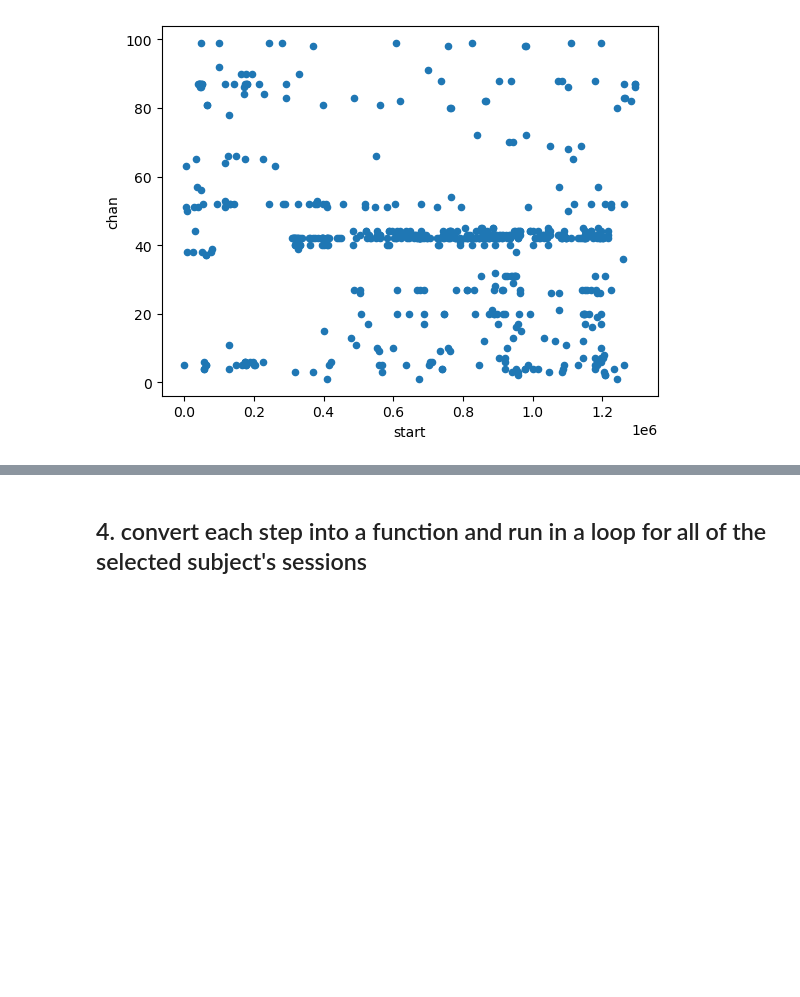
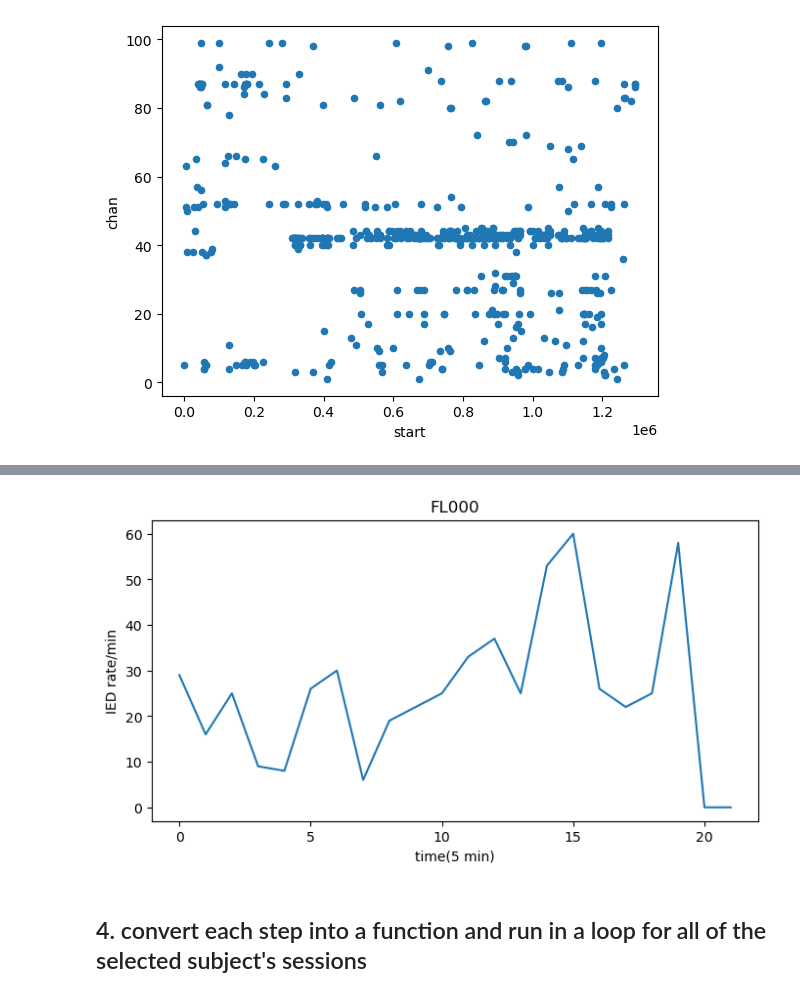
Before and after one commit to Simurgh818/IED_distributions, a Jupyter notebook: IED_distributions.ipynb, the cells around one changed output, grey strips where cells are left out. Drawn from its saved outputs; the diff is of its cells as text; code cells hidden in the pictures; blank space fills up the shorter version.

Commit message:
calculating IED per 5 min and it's average.

```diff
--- a/IED_distributions.ipynb
+++ b/IED_distributions.ipynb
@@ -312,0 +331,6 @@ array([[1.00000e+00, 5.00000e+00],
+# %%
+# calculating the rate per 5 min: every 200*60*5 = 60000 samples
+time_5min = np.arange(1,time_end,60000)
+m_5t= time_5min.shape[0]
+print(m_5t)
+time_5min
@@ -312,0 +343,9 @@ array([[1.00000e+00, 5.00000e+00],
+# %%
+IED_rate_5min = np.zeros((m_5t))
+
+for idx, t in enumerate(time_5min[0:-2]):
+    # print(idx,t)
+    time_bin = true_IEDs_df_clean[(true_IEDs_df_clean['start']>time_5min[idx]) & (true_IEDs_df_clean['start']<= time_5min[idx+1])]
+    count, w = np.shape(time_bin)
+    #print(count)
+    IED_rate_5min[idx] =  count
@@ -365,2 +428,10 @@ SyntaxError: invalid syntax (1298779887.py, line 1)
+# %%
+plt.figure(figsize=(8,4))
+plt.plot(time_5min/60000,IED_rate_5min);
+plt.xlabel('time(5 min)');
+plt.ylabel('IED rate/min');
+plt.title(str(sessions_flickerneuro.loc[0,'Subject_ID']));
+# %% [output]
+[figure, added]
 # %% [markdown]
 ## 4. convert each step into a function and run in a loop for all of the selected subject's sessions
```
Also changed, not shown: parts of 12 cells of this notebook.
